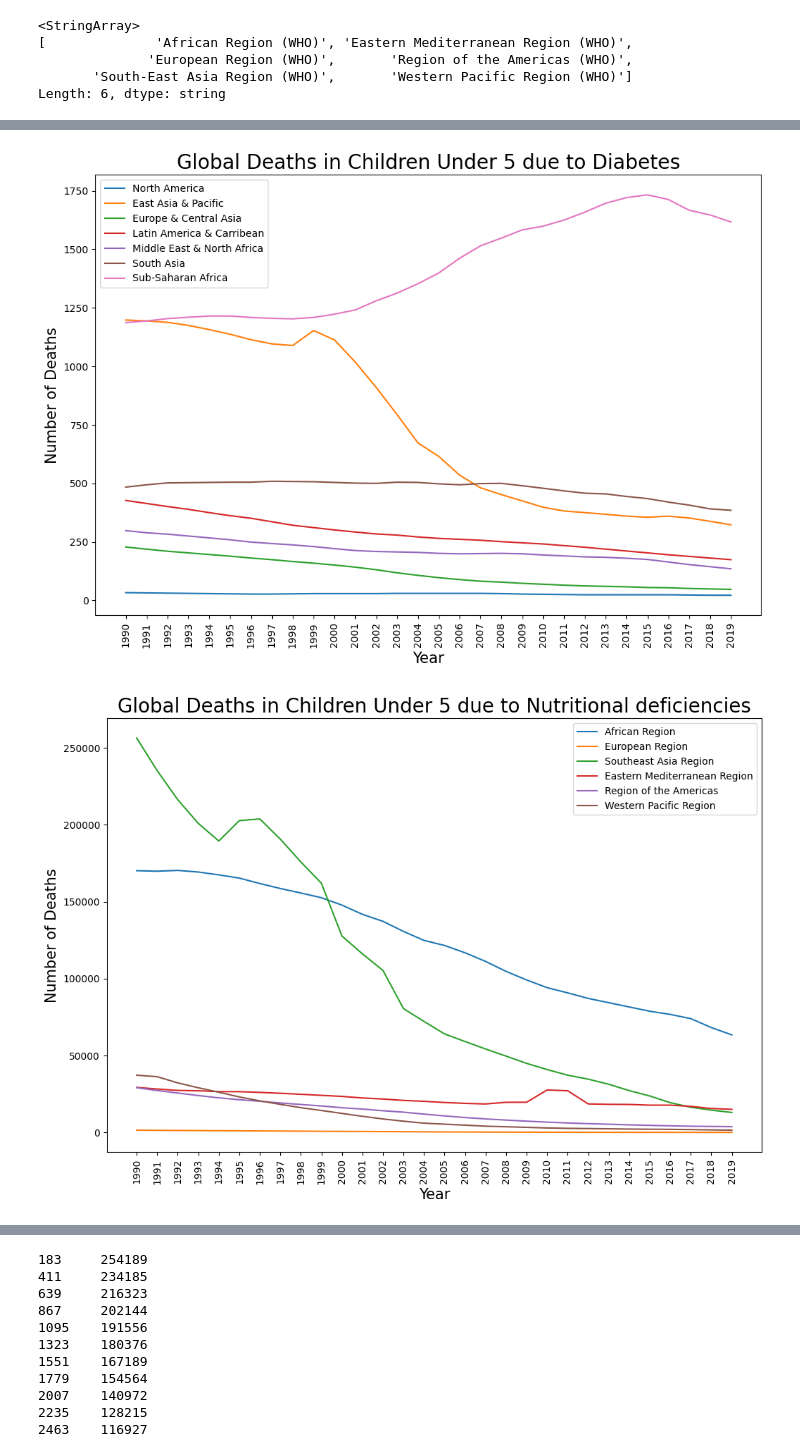
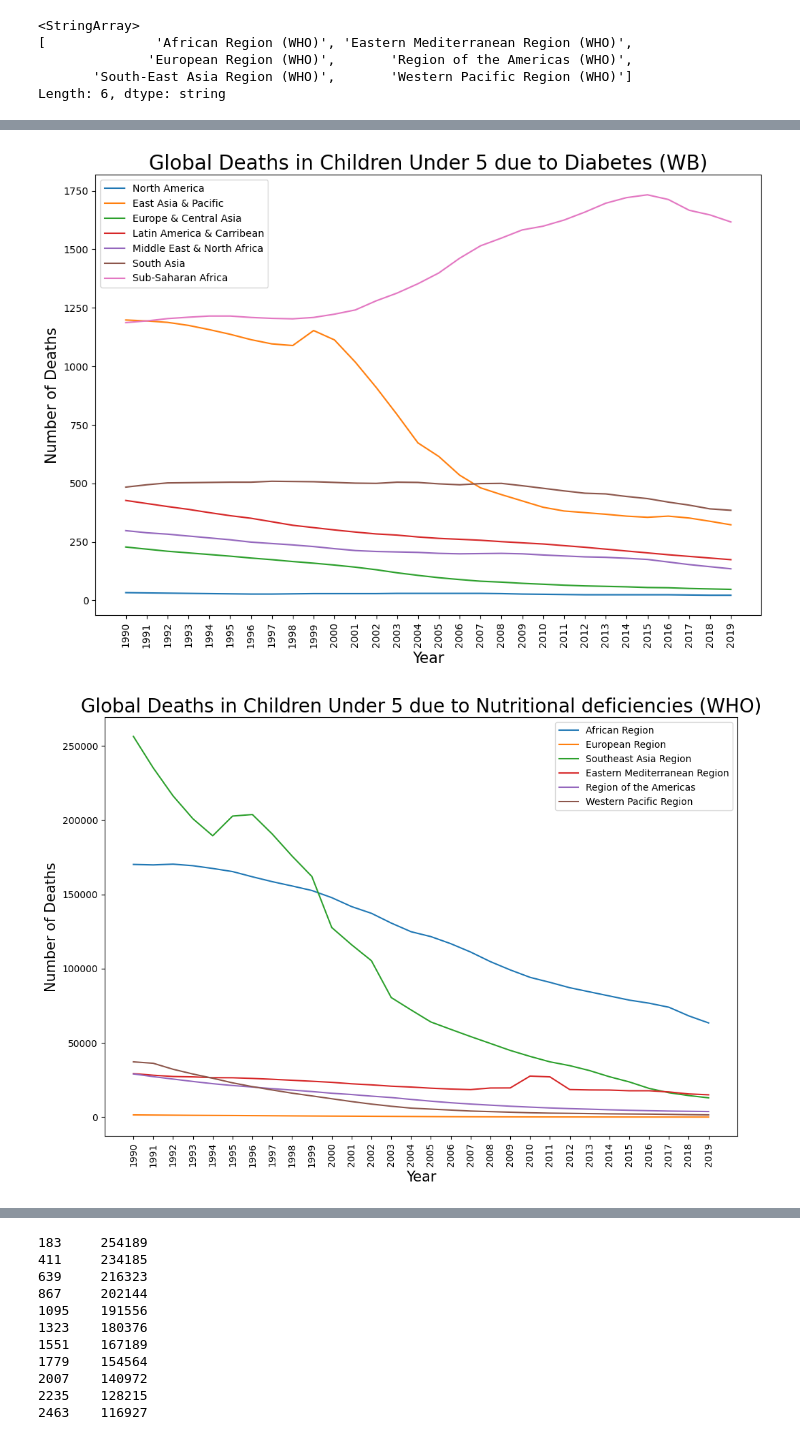
Before and after one commit to dantrainor9/Causes-of-Death, a Jupyter notebook: Causes_of_Death.ipynb, the cells around one changed output, grey strips where cells are left out. Cells and saved outputs as stored; diff of their text form; code cells hidden in the pictures.

```diff
--- a/Causes_of_Death.ipynb
+++ b/Causes_of_Death.ipynb
@@ -285,29 +285,29 @@ plt.plot(lac_wb_df['Year'],lac_wb_df['Deaths - Diabetes mellitus - Sex: Both - A
 plt.plot(mena_wb_df['Year'],mena_wb_df['Deaths - Diabetes mellitus - Sex: Both - Age: Under 5 (Number)'],label='Middle East & North Africa')
 plt.plot(sa_wb_df['Year'],sa_wb_df['Deaths - Diabetes mellitus - Sex: Both - Age: Under 5 (Number)'],label='South Asia')
 plt.plot(ssa_wb_df['Year'],ssa_wb_df['Deaths - Diabetes mellitus - Sex: Both - Age: Under 5 (Number)'],label='Sub-Saharan Africa')
-plt.title('Global Deaths in Children Under 5 due to Diabetes',fontsize=20)
+plt.title('Global Deaths in Children Under 5 due to Diabetes (WB)',fontsize=20)
 plt.ylabel('Number of Deaths',fontsize=15)
 plt.xlabel('Year',fontsize=15)
 plt.xticks(rotation=90)
 plt.legend();
 # %% [output]
-[figure, old version]
+[figure, new version]
 # %%
 #visualizing deaths over time due to Nutritional deficiencies in all World Health Organization regions
 plt.figure(figsize=(12,8))
 plt.plot(ar_who_df['Year'],ar_who_df['Deaths - Nutritional deficiencies - Sex: Both - Age: Under 5 (Number)'],label='African Region')
 plt.plot(er_who_df['Year'],er_who_df['Deaths - Nutritional deficiencies - Sex: Both - Age: Under 5 (Number)'],label='European Region')
 plt.plot(sear_who_df['Year'],sear_who_df['Deaths - Nutritional deficiencies - Sex: Both - Age: Under 5 (Number)'],label='Southeast Asia Region')
 plt.plot(emr_who_df['Year'],emr_who_df['Deaths - Nutritional deficiencies - Sex: Both - Age: Under 5 (Number)'],label='Eastern Mediterranean Region')
 plt.plot(ra_who_df['Year'],ra_who_df['Deaths - Nutritional deficiencies - Sex: Both - Age: Under 5 (Number)'],label='Region of the Americas')
 plt.plot(wpr_who_df['Year'],wpr_who_df['Deaths - Nutritional deficiencies - Sex: Both - Age: Under 5 (Number)'],label='Western Pacific Region')
-plt.title('Global Deaths in Children Under 5 due to Nutritional deficiencies',fontsize=20)
+plt.title('Global Deaths in Children Under 5 due to Nutritional deficiencies (WHO)',fontsize=20)
 plt.ylabel('Number of Deaths',fontsize=15)
 plt.xlabel('Year',fontsize=15)
 plt.xticks(rotation=90)
 plt.legend();
 # %% [output]
-[figure, old version]
+[figure, new version]
 # %%
 #visualizing deaths over time due to Nutritional deficiencies in all World Bank regions
 plt.figure(figsize=(12,8))
```
Also changed, not shown: parts of 4 cells of this notebook.
